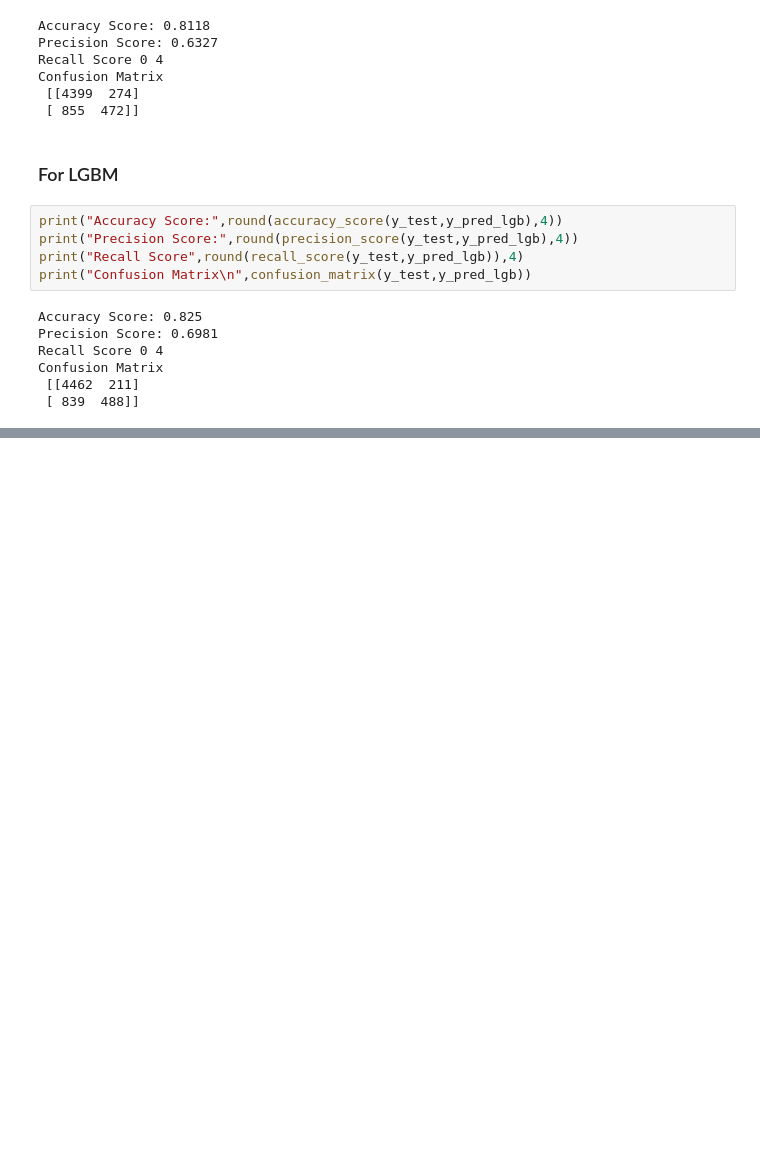
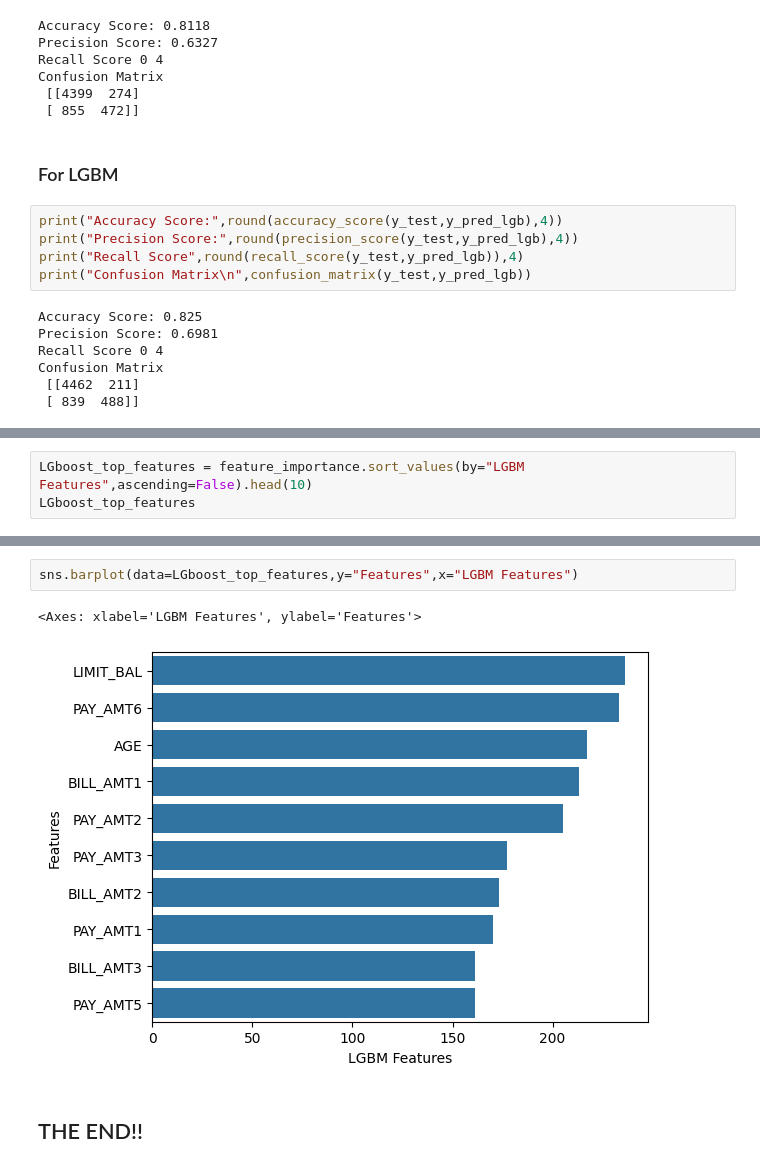
Before and after one commit to sujinoven/Machine_Learning, a Jupyter notebook: 13_LGBM/Comparative Analysis.ipynb, the cells around one changed output, grey strips where cells are left out. Cells and saved outputs as stored; diff of their text form; blank space fills up the shorter version.

```diff
--- a/13_LGBM/Comparative Analysis.ipynb
+++ b/13_LGBM/Comparative Analysis.ipynb
@@ -354,0 +464,3 @@ Confusion Matrix
+# %%
+LGboost_top_features = feature_importance.sort_values(by="LGBM Features",ascending=False).head(10)
+LGboost_top_features
@@ -354,0 +479,7 @@ Confusion Matrix
+# %%
+sns.barplot(data=LGboost_top_features,y="Features",x="LGBM Features")
+# %% [output]
+<Axes: xlabel='LGBM Features', ylabel='Features'>
+[figure, added]
+# %% [markdown]
+## THE END!!
```
Also changed, not shown: parts of 20 cells of this notebook, 1 other file.
